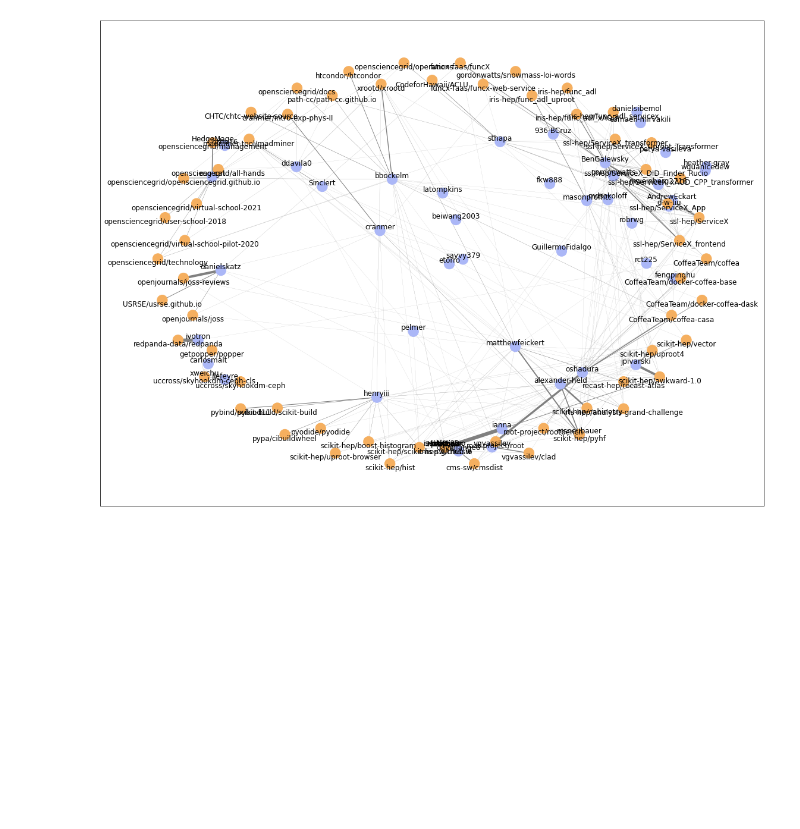
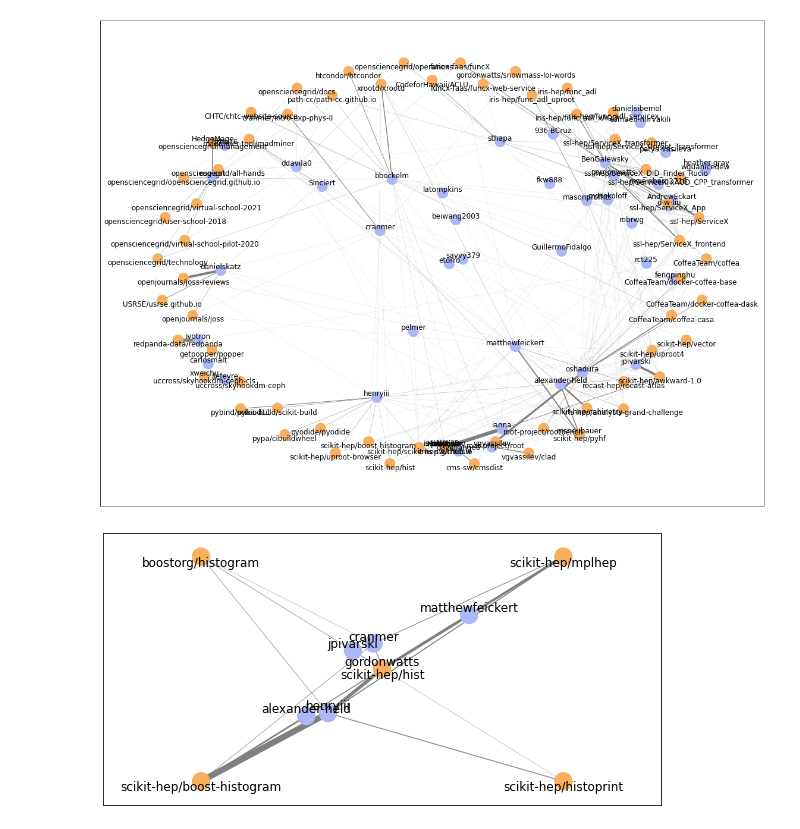
Before and after one commit to jpivarski-talks/2022-03-04-reload-statistics, a Jupyter notebook: iris-hep-github-connections.ipynb, the cells around one changed output. Saved outputs shown, nothing was run; the diff lists cells and outputs as text; code cells hidden in the pictures; blank space fills up the shorter version.

Commit message:
Another little connections plot for histograms.

```diff
--- a/iris-hep-github-connections.ipynb
+++ b/iris-hep-github-connections.ipynb
@@ -13,8 +13,8 @@ users = {}
 repos = {}
 edges = {}
 
-for filename in glob.glob("issue-search-results/*.json"):
-    user = re.match(r"issue-search-results/(.*)\.[0-9]*\.json", filename).group(1)
+for filename in glob.glob("/home/jpivarski/storage/data/physicists/iris-hep-connections/issue-search-results/*.json"):
+    user = re.match(r"/home/jpivarski/storage/data/physicists/iris-hep-connections/issue-search-results/(.*)\.[0-9]*\.json", filename).group(1)
     if user not in users:
         users[user] = len(users)
     with open(filename, "r") as file:
@@ -285,0 +309,39 @@ fig.savefig("iris-hep-github-connections.pdf")
+# %%
+num_users = g.number_of_nodes() - num_repos
+# %%
+fig, ax = plt.subplots(1, 1, figsize=(10, 5))
+
+pos = nx.spring_layout(
+    g,
+    k=0.001,
+    pos={
+        "boostorg/histogram": (-1, 1),
+        "scikit-hep/boost-histogram": (-1, -1),
+        "scikit-hep/hist": (0, 0),
+        "scikit-hep/histoprint": (1, -1),
+        "scikit-hep/mplhep": (1, 1),
+    },
+    fixed=selected_repos,
+    iterations=200,
+)
+
+nx.draw_networkx_nodes(
+    g,
+    pos=pos,
+    node_color=(["#abb7f7"] * num_users + ["#f5af5f"] * num_repos),
+    ax=ax,
+)
+nx.draw_networkx_edges(
+    g,
+    pos=pos,
+    width=np.fromiter(weights, np.float64) * 6 / max(weights) + 0.1,
+    edge_color="gray",
+    ax=ax,
+)
+nx.draw_networkx_labels(g.subgraph(selected_users), pos=pos, verticalalignment="bottom", ax=ax)
+nx.draw_networkx_labels(g.subgraph(selected_repos), pos=pos, verticalalignment="top", ax=ax)
+
+ax.margins(x=0.2)
+fig.savefig("PLOTS/iris-hep-histogram-connections.svg")
+# %% [output]
+[figure, added]
```
Also changed, not shown: parts of 3 cells of this notebook, 4 other files.
